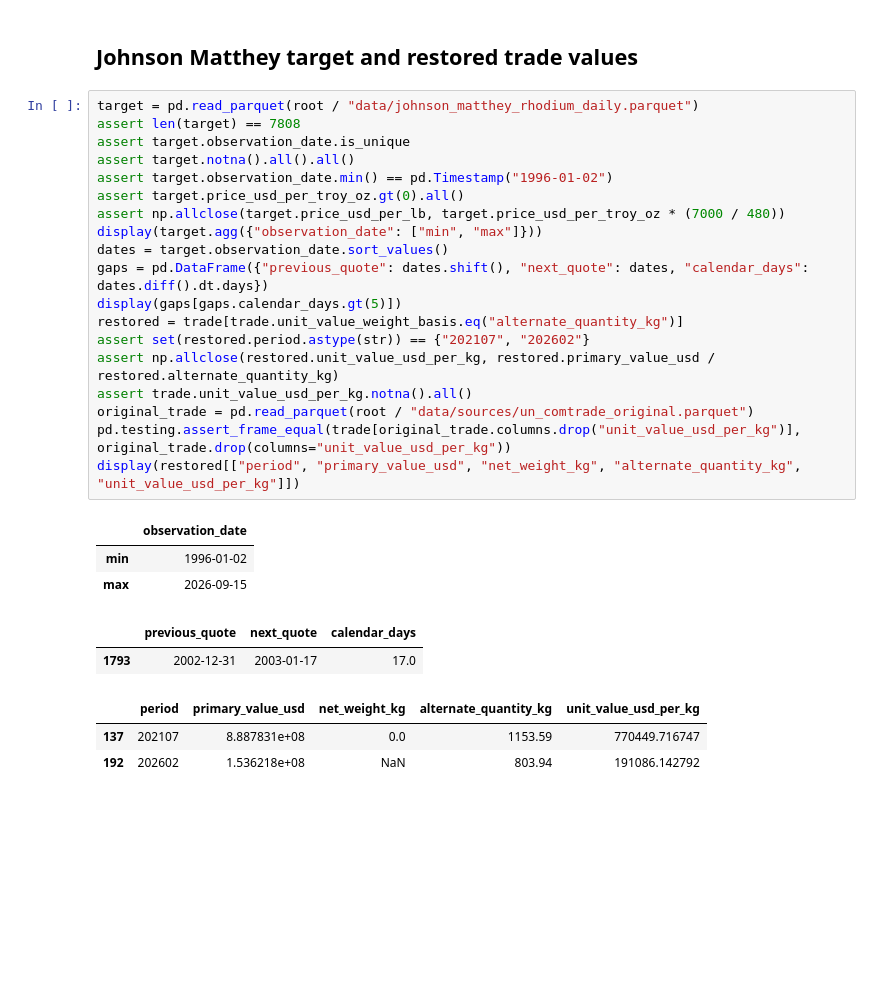
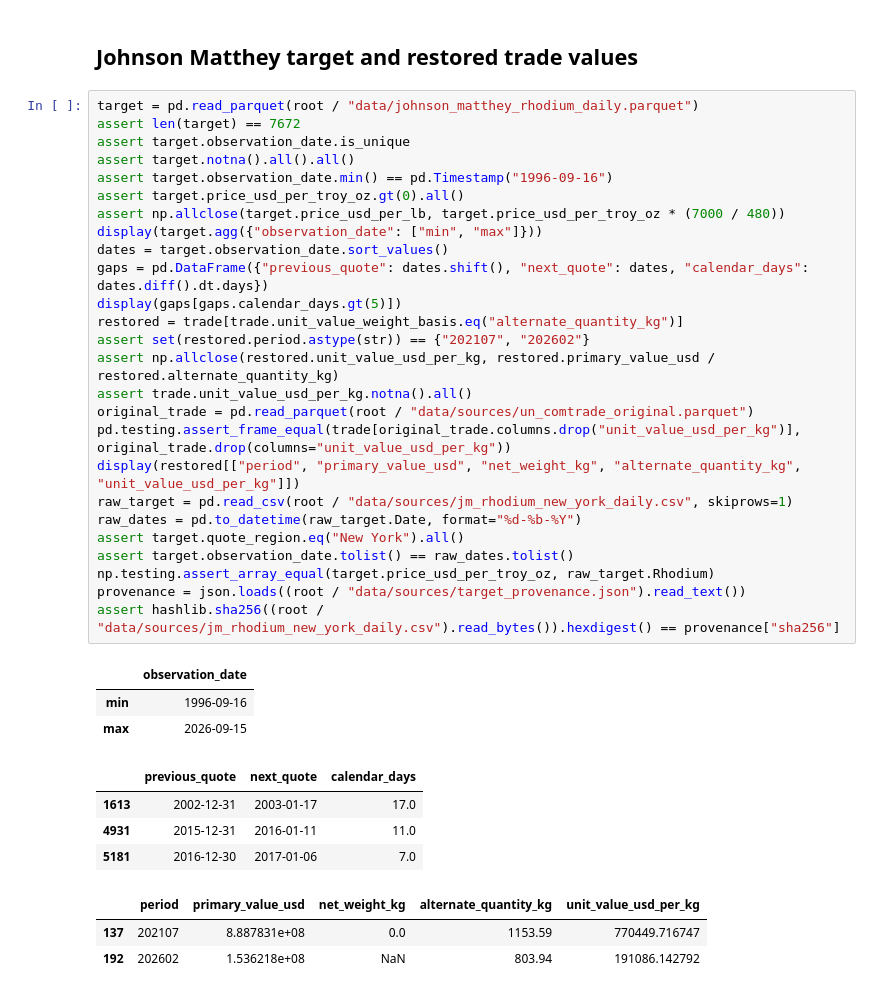
Before and after one commit to oros-markets/henry-trial, a Jupyter notebook: notebooks/data_quality_audit.ipynb, the cells around one changed output. Drawn from its saved outputs; the diff is of its cells as text; blank space fills up the shorter version.

Commit message:
Use supplied Johnson Matthey New York export as trial target

```diff
--- a/notebooks/data_quality_audit.ipynb
+++ b/notebooks/data_quality_audit.ipynb
@@ -360,29 +360,38 @@ These annual China sales measures remain separate from monthly China production.
 ## Johnson Matthey target and restored trade values
 # %%
 target = pd.read_parquet(root / "data/johnson_matthey_rhodium_daily.parquet")
-assert len(target) == 7808
+assert len(target) == 7672
 assert target.observation_date.is_unique
 assert target.notna().all().all()
-assert target.observation_date.min() == pd.Timestamp("1996-01-02")
+assert target.observation_date.min() == pd.Timestamp("1996-09-16")
 assert target.price_usd_per_troy_oz.gt(0).all()
 assert np.allclose(target.price_usd_per_lb, target.price_usd_per_troy_oz * (7000 / 480))
 display(target.agg({"observation_date": ["min", "max"]}))
 dates = target.observation_date.sort_values()
 gaps = pd.DataFrame({"previous_quote": dates.shift(), "next_quote": dates, "calendar_days": dates.diff().dt.days})
 display(gaps[gaps.calendar_days.gt(5)])
 restored = trade[trade.unit_value_weight_basis.eq("alternate_quantity_kg")]
 assert set(restored.period.astype(str)) == {"202107", "202602"}
 assert np.allclose(restored.unit_value_usd_per_kg, restored.primary_value_usd / restored.alternate_quantity_kg)
 assert trade.unit_value_usd_per_kg.notna().all()
 original_trade = pd.read_parquet(root / "data/sources/un_comtrade_original.parquet")
 pd.testing.assert_frame_equal(trade[original_trade.columns.drop("unit_value_usd_per_kg")], original_trade.drop(columns="unit_value_usd_per_kg"))
 display(restored[["period", "primary_value_usd", "net_weight_kg", "alternate_quantity_kg", "unit_value_usd_per_kg"]])
+raw_target = pd.read_csv(root / "data/sources/jm_rhodium_new_york_daily.csv", skiprows=1)
+raw_dates = pd.to_datetime(raw_target.Date, format="%d-%b-%Y")
+assert target.quote_region.eq("New York").all()
+assert target.observation_date.tolist() == raw_dates.tolist()
+np.testing.assert_array_equal(target.price_usd_per_troy_oz, raw_target.Rhodium)
+provenance = json.loads((root / "data/sources/target_provenance.json").read_text())
+assert hashlib.sha256((root / "data/sources/jm_rhodium_new_york_daily.csv").read_bytes()).hexdigest() == provenance["sha256"]
 # %% [output]
 |  | observation_date |
-| min | 1996-01-02 |
+| min | 1996-09-16 |
 | max | 2026-09-15 |
 |  | previous_quote | next_quote | calendar_days |
-| 1793 | 2002-12-31 | 2003-01-17 | 17.0 |
+| 1613 | 2002-12-31 | 2003-01-17 | 17.0 |
+| 4931 | 2015-12-31 | 2016-01-11 | 11.0 |
+| 5181 | 2016-12-30 | 2017-01-06 | 7.0 |
 |  | period | primary_value_usd | net_weight_kg | alternate_quantity_kg | unit_value_usd_per_kg |
 | 137 | 202107 | 8.887831e+08 | 0.0 | 1153.59 | 770449.716747 |
 | 192 | 202602 | 1.536218e+08 | NaN | 803.94 | 191086.142792 |
```
Also changed, not shown: parts of 2 cells of this notebook, 9 other files.
